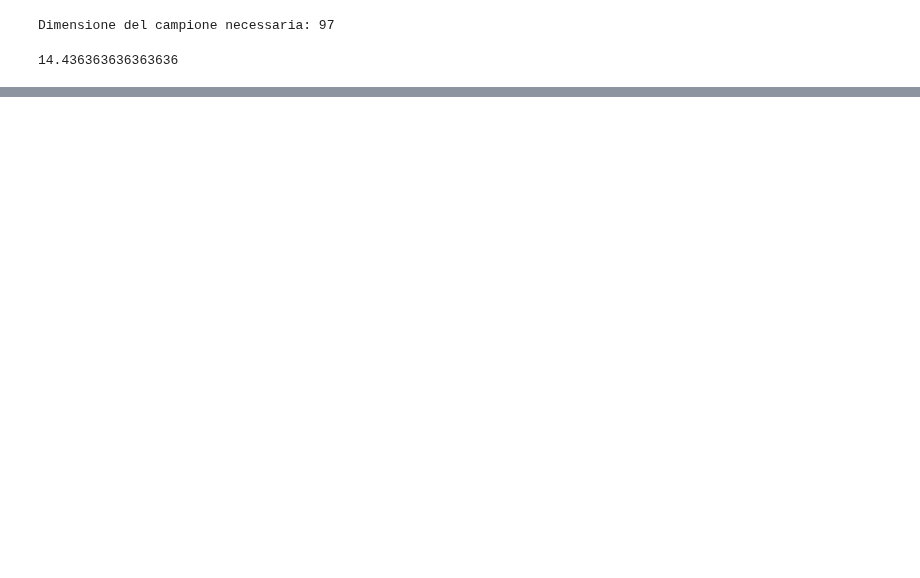
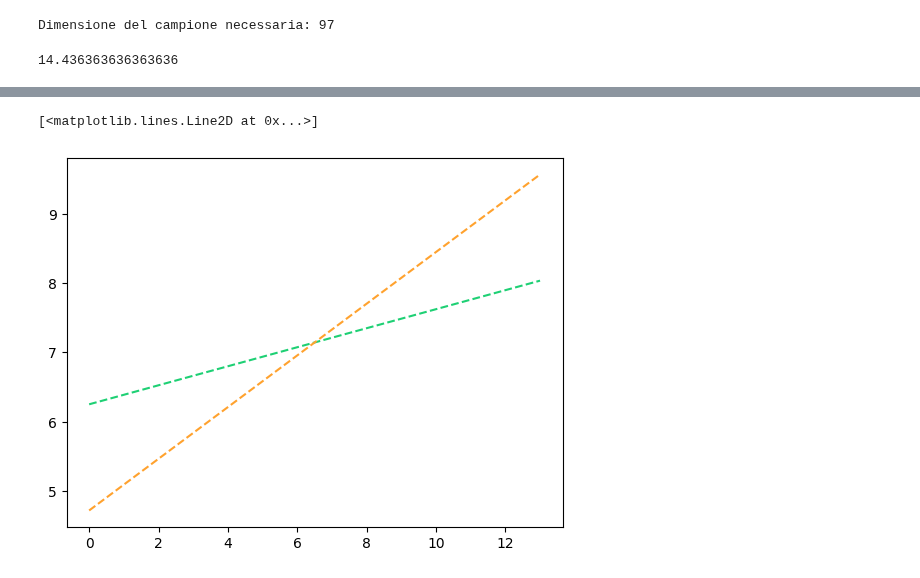
Before and after one commit to lallabelloni/Analisi-differenza-genere-Data-Science, a Jupyter notebook: progetto2.ipynb, the cells around one changed output, grey strips where cells are left out. Saved outputs shown, nothing was run; the diff lists cells and outputs as text; code cells hidden in the pictures; blank space fills up the shorter version.

```diff
--- a/progetto2.ipynb
+++ b/progetto2.ipynb
@@ -160,0 +262,14 @@ plt.show()
+# %%
+# regressione lineare
+# donne
+slope_donne, intercept_donne, _, _, _ = linregress(r1, percentuale_voti_donne)
+regressione_donne = slope_donne * np.array(r1) + intercept_donne
+# uomini
+slope_uomini, intercept_uomini, _, _, _ = linregress(r1, percentuale_voti_uomini)
+regressione_uomini = slope_uomini * np.array(r1) + intercept_uomini
+
+plt.plot(r1, regressione_donne, label='Regressione Donne', color=colore_donne, linestyle='--')
+plt.plot(r1, regressione_uomini, label='Regressione Uomini', color=colore_uomini, linestyle='--')
+# %% [output]
+[<matplotlib.lines.Line2D at 0x...>]
+[figure, added]
```
Also changed, not shown: parts of 38 cells of this notebook, 1 other file.
